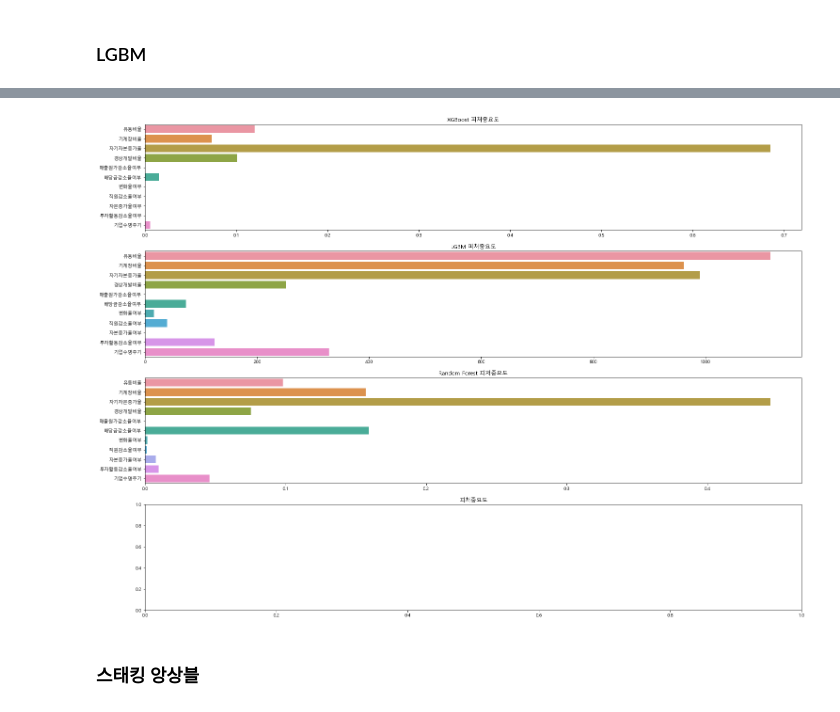
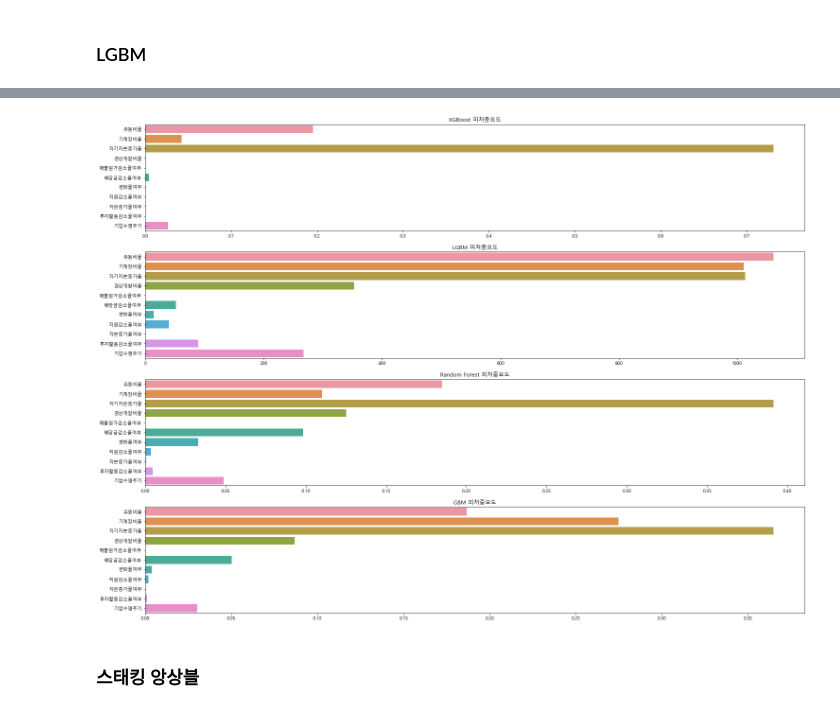
Before and after one commit to pelllzz/ubion4_project2, a Jupyter notebook: code/code_main/08_신성장모델링.ipynb, the cells around one changed output, grey strips where cells are left out. Cells and saved outputs as stored; diff of their text form; code cells hidden in the pictures.

```diff
--- a/code/code_main/08_신성장모델링.ipynb
+++ b/code/code_main/08_신성장모델링.ipynb
@@ -393,8 +523,8 @@ GridSearchCV 최고 정확도 :0.1586
 from sklearn.ensemble import RandomForestClassifier
 
 #xgb_wrapper = XGBClassifier(n_estimators=500, learning_rate=0.1, max_depth=5,colsmple_pytree=0.8)
-rf_clf = RandomForestClassifier(max_depth=4, n_estimators=5,max_features= 2)
-rf_clf.fit(X_train_over, y_train_over)
+rf_clf = RandomForestClassifier(max_depth=4, n_estimators=5,max_features= 2, random_state=11)
+rf_clf.fit(x_train, y_train)
 w_preds = rf_clf.predict(x_test)
 
 get_clf_eval(y_test, w_preds)
@@ -445,7 +597,7 @@ from xgboost import XGBClassifier
 
 #xgb_wrapper = XGBClassifier(n_estimators=500, learning_rate=0.1, max_depth=5,colsmple_pytree=0.8)
 xgb_wrapper = XGBClassifier(learning_rate= 10, scale_pos_weight=5, n_estimators=100)
-xgb_wrapper.fit(x_train_ncr, y_train_ncr)
+xgb_wrapper.fit(x_train, y_train)
 w_preds = xgb_wrapper.predict(x_test)
 
 get_clf_eval(y_test, w_preds)
@@ -496,7 +657,7 @@ start = time.time()
 
 #lgb_cr = LGBMClassifier(learning_rate=0.1, max_depth=1,min_child_samples=15,num_leaves=31,reg_alpha=0.01, feature_fraction=0.9)
 lgb_cr = LGBMClassifier(learning_rate=0.1, min_child_samples=5, num_leaves=40, reg_alpha=0)
-lgb_cr.fit(x_train_ncr, y_train_ncr)
+lgb_cr.fit(x_train, y_train)
 w_preds_lgb = lgb_cr.predict(x_test)
 # w_pred_proba = lgb_cr.predict(x_test[['거래소코드', '회계년도', '기계장비율', 'R & D 투자효율', '경상개발비율', '매출원가감소율여부',
 #        '배당금감소율여부', '변화율여부', '직원감소율여부', '자본증가율여부', '투자활동감소율여부', '기업수명주기']])
@@ -525,0 +711,9 @@ get_clf_eval(y_test, w_preds_lgb)
+# %%
+from sklearn.ensemble import GradientBoostingClassifier
+
+gb_clf = GradientBoostingClassifier(random_state=11)
+gb_clf.fit(x_train, y_train) # 학습하기
+gb_pred = gb_clf.predict(x_test) # 예측하기
+gb_accuracy = accuracy_score(y_test, gb_pred) # 정확도 확인
+
+print('GBM 정확도: {0:.4f}'.format(gb_accuracy))
@@ -526,25 +748,25 @@ get_clf_eval(y_test, w_preds_lgb)
 # %%
 import matplotlib.pyplot as plt
 import seaborn as sns
 
 plt.rcParams["font.family"] = "Malgun Gothic"
 
 fig, axes = plt.subplots(4, 1, squeeze=False)
 fig.set_size_inches((25,19))
 
 plt.title("피처중요도")
 sns.barplot(x=xgb_wrapper.feature_importances_, y=ss_sc2.columns, ax=axes[0,0])
 axes[0,0].title.set_text("XGBoost 피처중요도")
 sns.barplot(x=lgb_cr.feature_importances_, y=ss_sc2.columns, ax=axes[1,0])
 axes[1,0].title.set_text("LGBM 피처중요도")
 sns.barplot(x=rf_clf.feature_importances_, y=ss_sc2.columns, ax=axes[2,0])
 axes[2,0].title.set_text("Random Forest 피처중요도")
-#sns.barplot(x=lg1.feature_importances_, y=ss_sc2.columns, ax=axes[3,0])
-#axes[3,0].title.set_text("LogisticRegression 피처중요도")
+sns.barplot(x=gb_clf.feature_importances_, y=ss_sc2.columns, ax=axes[3,0])
+axes[3,0].title.set_text("GBM 피처중요도")
 
 plt.show()
 # %% [output]
-[figure, old version]
+[figure, new version]
 # %% [markdown]
 ### 스태킹 앙상블
 # %%
```
Also changed, not shown: parts of 34 cells of this notebook, 1 other file.
